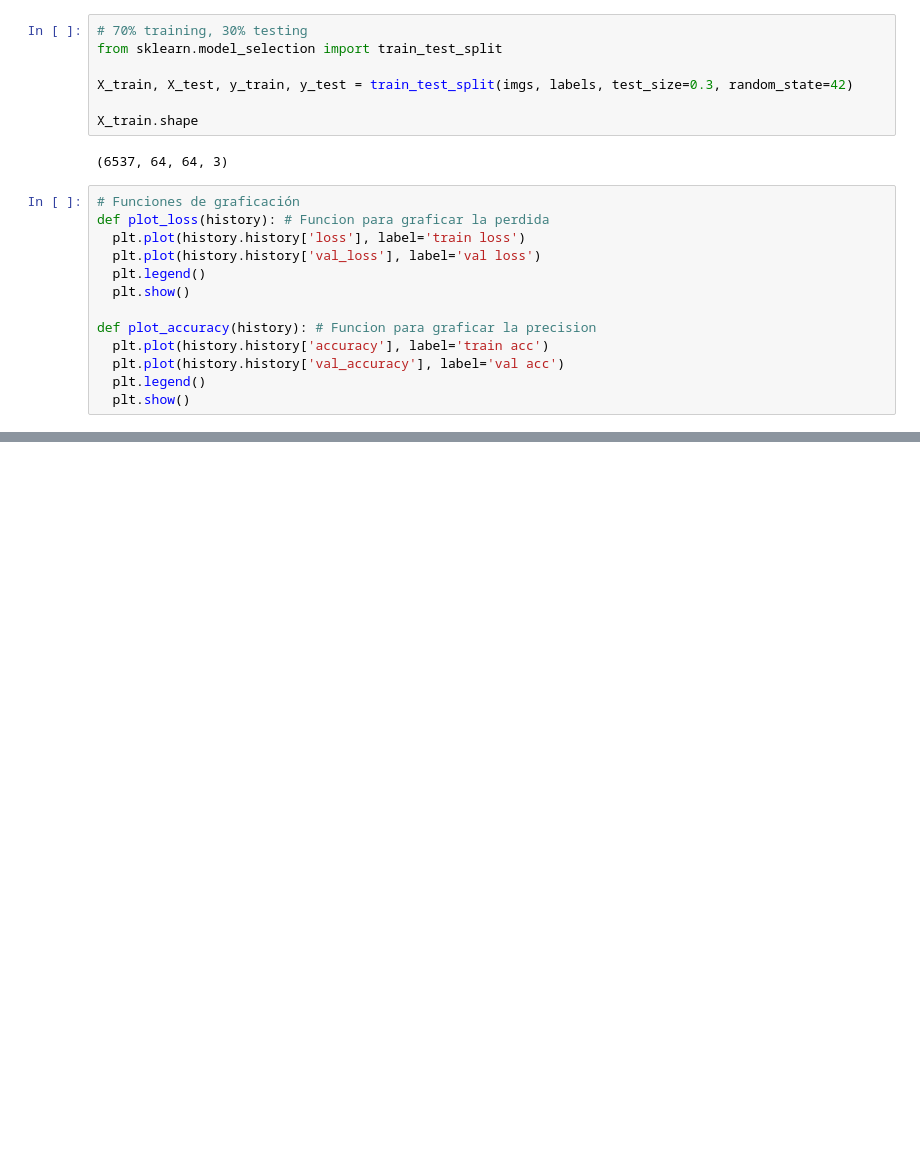
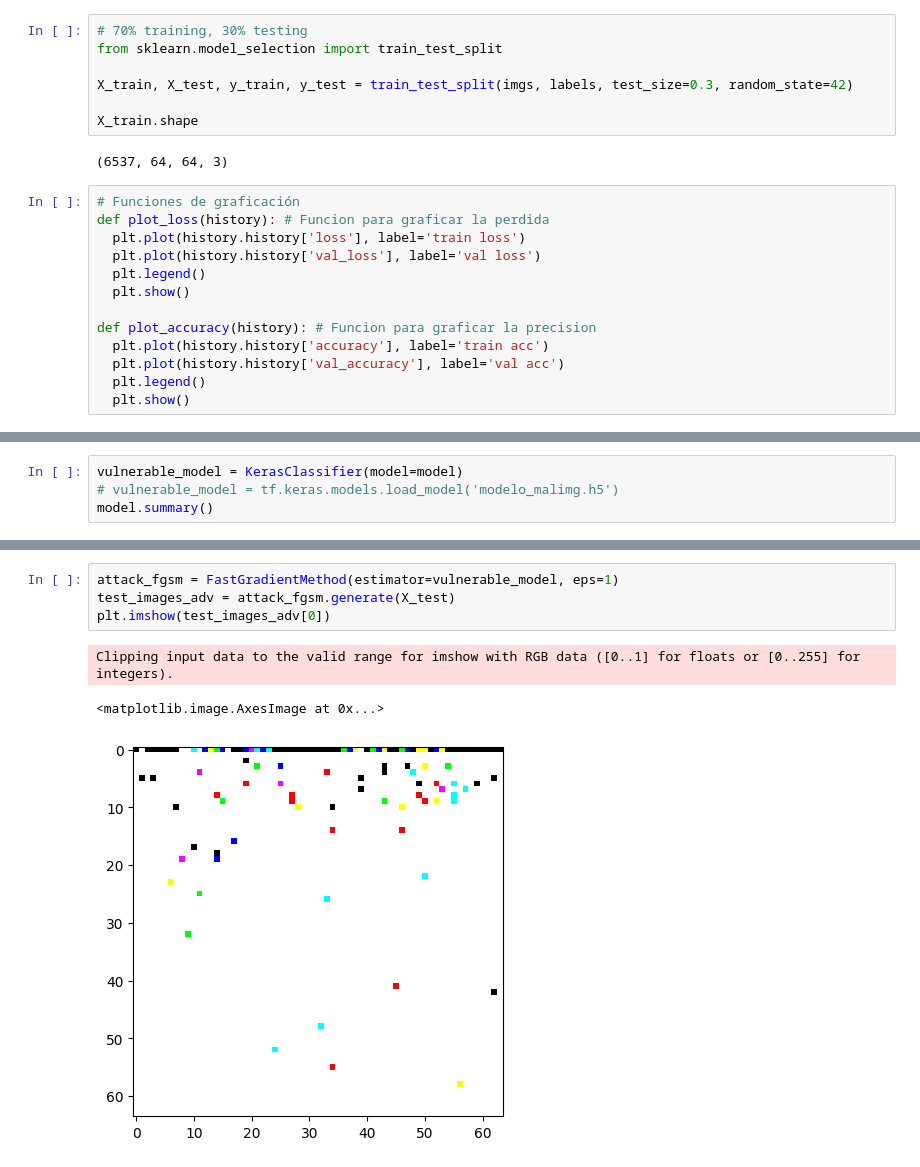
Before and after one commit to andresdlRoca/Lab7_SDS, a Jupyter notebook: Lab 7 modelo.ipynb, the cells around one changed output, grey strips where cells are left out. Saved outputs shown, nothing was run; the diff lists cells and outputs as text; blank space fills up the shorter version.

Commit message:
Ataques a modelos

```diff
--- a/Lab 7 modelo.ipynb
+++ b/Lab 7 modelo.ipynb
@@ -151,0 +156,4 @@ model.save('modelo_malimg.keras')
+# %%
+vulnerable_model = KerasClassifier(model=model)
+# vulnerable_model = tf.keras.models.load_model('modelo_malimg.h5')
+model.summary()
@@ -151,0 +178,8 @@ model.save('modelo_malimg.keras')
+# %%
+attack_fgsm = FastGradientMethod(estimator=vulnerable_model, eps=1)
+test_images_adv = attack_fgsm.generate(X_test)
+plt.imshow(test_images_adv[0])
+# %% [output]
+Clipping input data to the valid range for imshow with RGB data ([0..1] for floats or [0..255] for integers).
+<matplotlib.image.AxesImage at 0x...>
+[figure, added]
```
Also changed, not shown: parts of 17 cells of this notebook, 3 other files.
